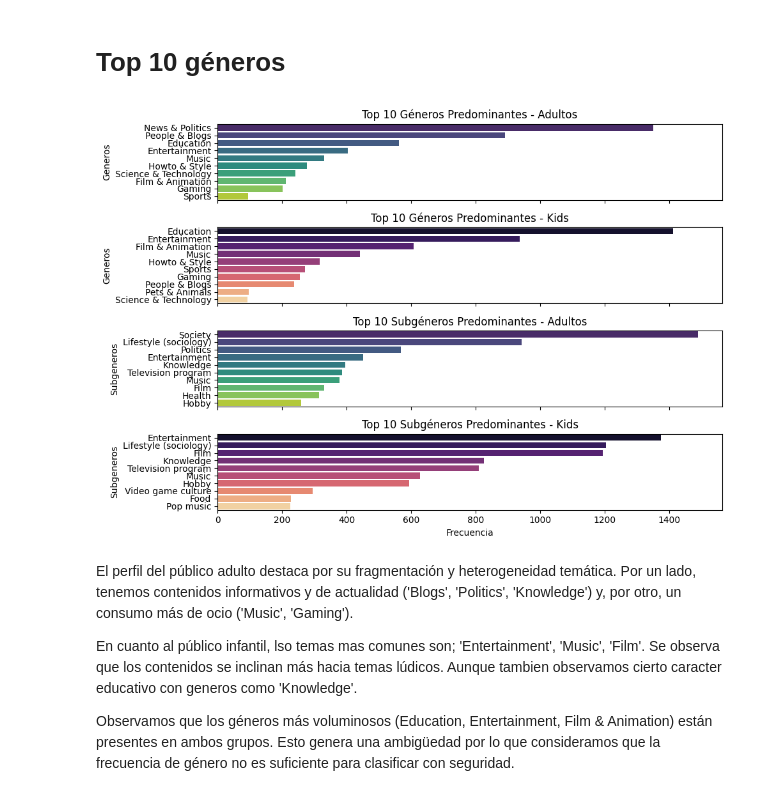
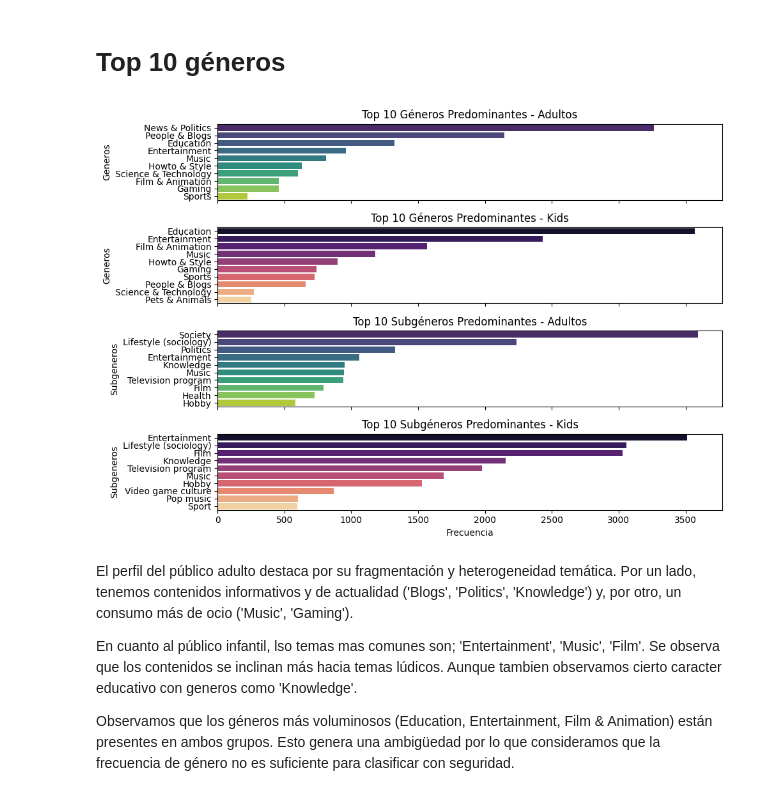
Before and after one commit to UCM-GIDIA-PD1/c2526-R1, a Jupyter notebook: src/analisis_kids.ipynb, the cells around one changed output. Cells and saved outputs as stored; diff of their text form; code cells hidden in the pictures.

```diff
--- a/src/analisis_kids.ipynb
+++ b/src/analisis_kids.ipynb
@@ -28,7 +28,7 @@ with open("Private/Claves.json", "r", encoding="utf-8") as archivo:
     claves = json.load(archivo)
 
 claves["Url"] = claves["Url"].replace("https://", "").replace("http://", "").split("/")[0]
-df = download_dataframe_minio("pd1", "grupo1/clean/union_dfs_20260305",claves=claves,file_format="parquet")
+df = download_dataframe_minio("pd1", "grupo1/clean/union_dfs_20260307",claves=claves,file_format="parquet")
 df.tail()
 # %% [output]
 |  | ID | Titulo | Descripcion | Visualizaciones | Tags | Duracion | Fecha_publicacion | Titulo_canal | ... |
@@ -98,16 +98,16 @@ En ambos grupos vemos puntos por encima de los bigotes (outliers). En adultos es
 # %%
 # Configuración
 fig, ax = plt.subplots(4, 1, figsize=(10, 7), sharex=True)
 
 # Llamamos a la función para cada grupo
-utils.graficar_top_10(df_Adult, 'Top 10 Géneros Predominantes - Adultos', ax[0], 'viridis', "Generos")
-utils.graficar_top_10(df_Kids, 'Top 10 Géneros Predominantes - Kids', ax[1], 'magma', "Generos")
-utils.graficar_top_10(df_Adult, 'Top 10 Subgéneros Predominantes - Adultos', ax[2], 'viridis', "Subgeneros")
-utils.graficar_top_10(df_Kids, 'Top 10 Subgéneros Predominantes - Kids', ax[3], 'magma', "Subgeneros")
+utils.graficar_top_generos(df_Adult, 'Top 10 Géneros Predominantes - Adultos', ax[0], 'viridis', "Generos")
+utils.graficar_top_generos(df_Kids, 'Top 10 Géneros Predominantes - Kids', ax[1], 'magma', "Generos")
+utils.graficar_top_generos(df_Adult, 'Top 10 Subgéneros Predominantes - Adultos', ax[2], 'viridis', "Subgeneros")
+utils.graficar_top_generos(df_Kids, 'Top 10 Subgéneros Predominantes - Kids', ax[3], 'magma', "Subgeneros")
 plt.tight_layout()
 plt.show()
 # %% [output]
-[figure, old version]
+[figure, new version]
 # %% [markdown]
 El perfil del público adulto destaca por su fragmentación y heterogeneidad temática. Por un lado, tenemos contenidos informativos y de actualidad ('Blogs', 'Politics', 'Knowledge') y, por otro, un consumo más de ocio ('Music', 'Gaming').
 
```
Also changed, not shown: parts of 16 cells of this notebook, 1 other file.
